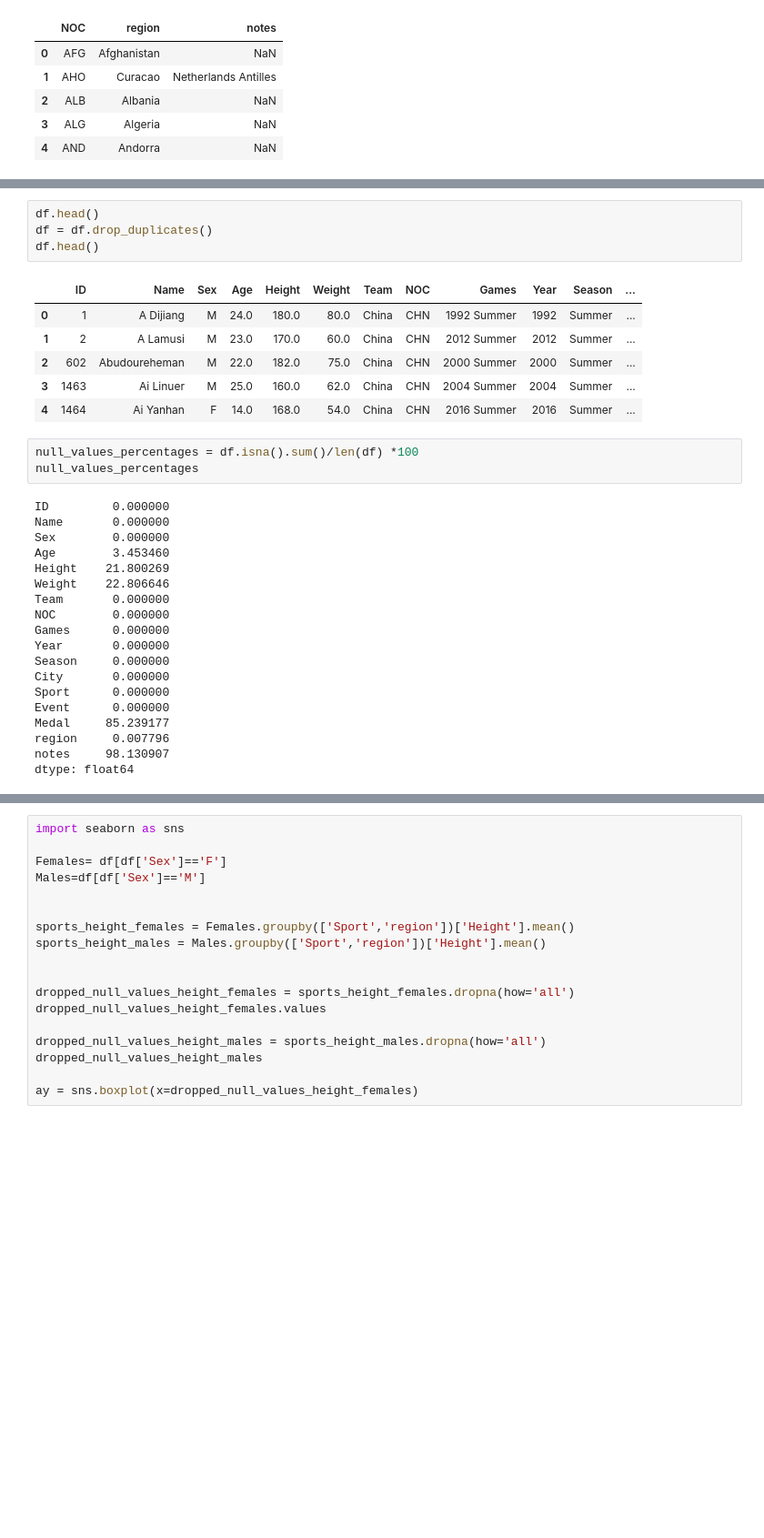
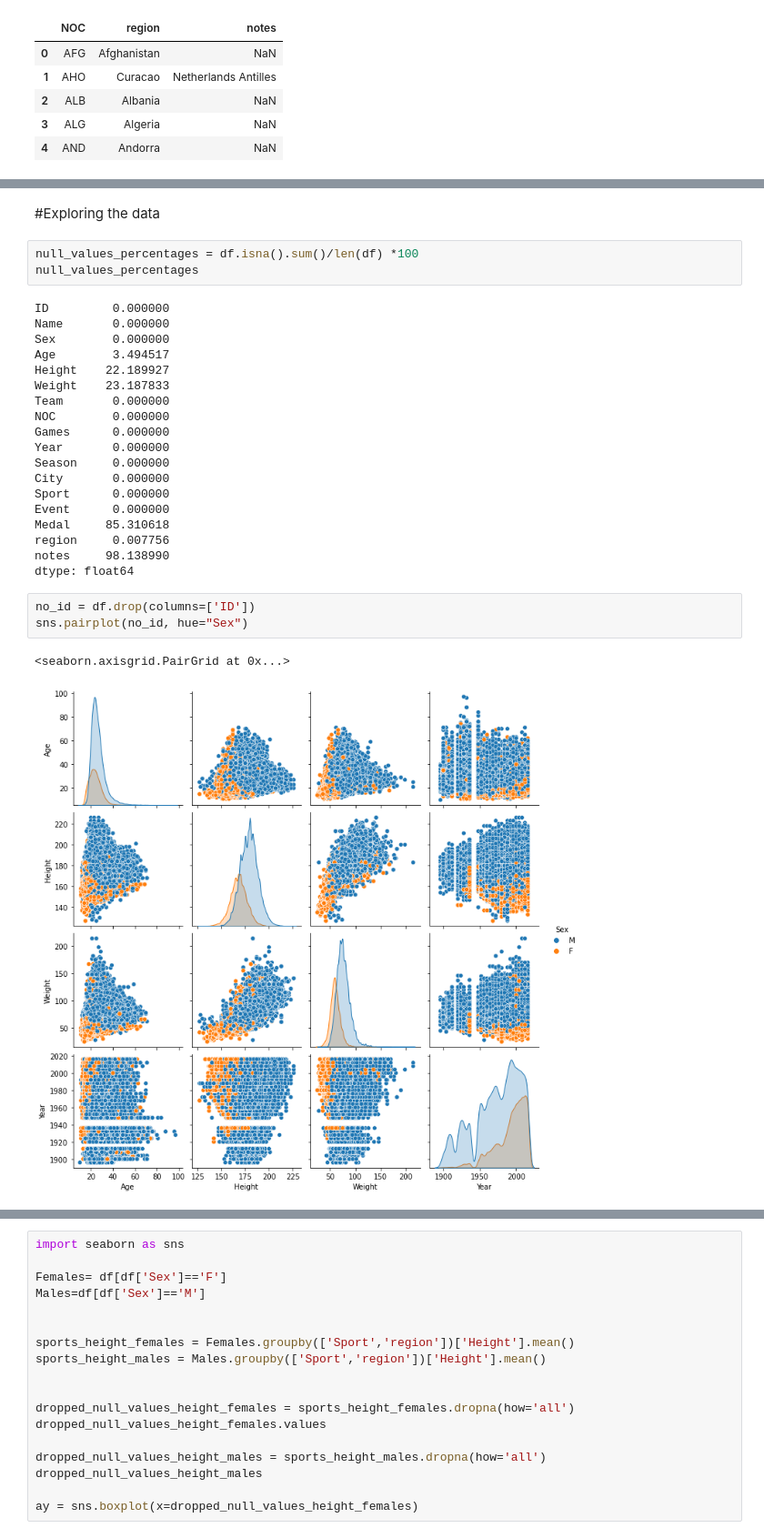
Before and after one commit to Nourankh20/Data-Visualization, a Jupyter notebook: Visualization.ipynb, the cells around one changed output, grey strips where cells are left out. Shown at 91% size. Drawn from its saved outputs; the diff is of its cells as text; blank space fills up the shorter version.

```diff
--- a/Visualization.ipynb
+++ b/Visualization.ipynb
@@ -45,14 +54,5 @@ df = pd.merge(athlete_events_df,noc_regions,left_on='NOC',right_on='NOC')
-# %%
-df.head()
-df = df.drop_duplicates()
-df.head()
-# %% [output]
-|  | ID | Name | Sex | Age | Height | Weight | Team | NOC | Games | Year | Season | ... |
-| 0 | 1 | A Dijiang | M | 24.0 | 180.0 | 80.0 | China | CHN | 1992 Summer | 1992 | Summer | ... |
-| 1 | 2 | A Lamusi | M | 23.0 | 170.0 | 60.0 | China | CHN | 2012 Summer | 2012 | Summer | ... |
-| 2 | 602 | Abudoureheman | M | 22.0 | 182.0 | 75.0 | China | CHN | 2000 Summer | 2000 | Summer | ... |
-| 3 | 1463 | Ai Linuer | M | 25.0 | 160.0 | 62.0 | China | CHN | 2004 Summer | 2004 | Summer | ... |
-| 4 | 1464 | Ai Yanhan | F | 14.0 | 168.0 | 54.0 | China | CHN | 2016 Summer | 2016 | Summer | ... |
+# %% [markdown]
+#Exploring the data
 # %%
 null_values_percentages = df.isna().sum()/len(df) *100
 null_values_percentages
@@ -60,9 +60,9 @@ null_values_percentages
 ID         0.000000
 Name       0.000000
 Sex        0.000000
-Age        3.453460
-Height    21.800269
-Weight    22.806646
+Age        3.494517
+Height    22.189927
+Weight    23.187833
 Team       0.000000
 NOC        0.000000
 Games      0.000000
@@ -71,7 +71,13 @@ Season     0.000000
 City       0.000000
 Sport      0.000000
 Event      0.000000
-Medal     85.239177
-region     0.007796
-notes     98.130907
+Medal     85.310618
+region     0.007756
+notes     98.138990
 dtype: float64
+# %%
+no_id = df.drop(columns=['ID'])
+sns.pairplot(no_id, hue="Sex")
+# %% [output]
+<seaborn.axisgrid.PairGrid at 0x...>
+[figure, added]
```
Also changed, not shown: parts of 79 cells of this notebook.
